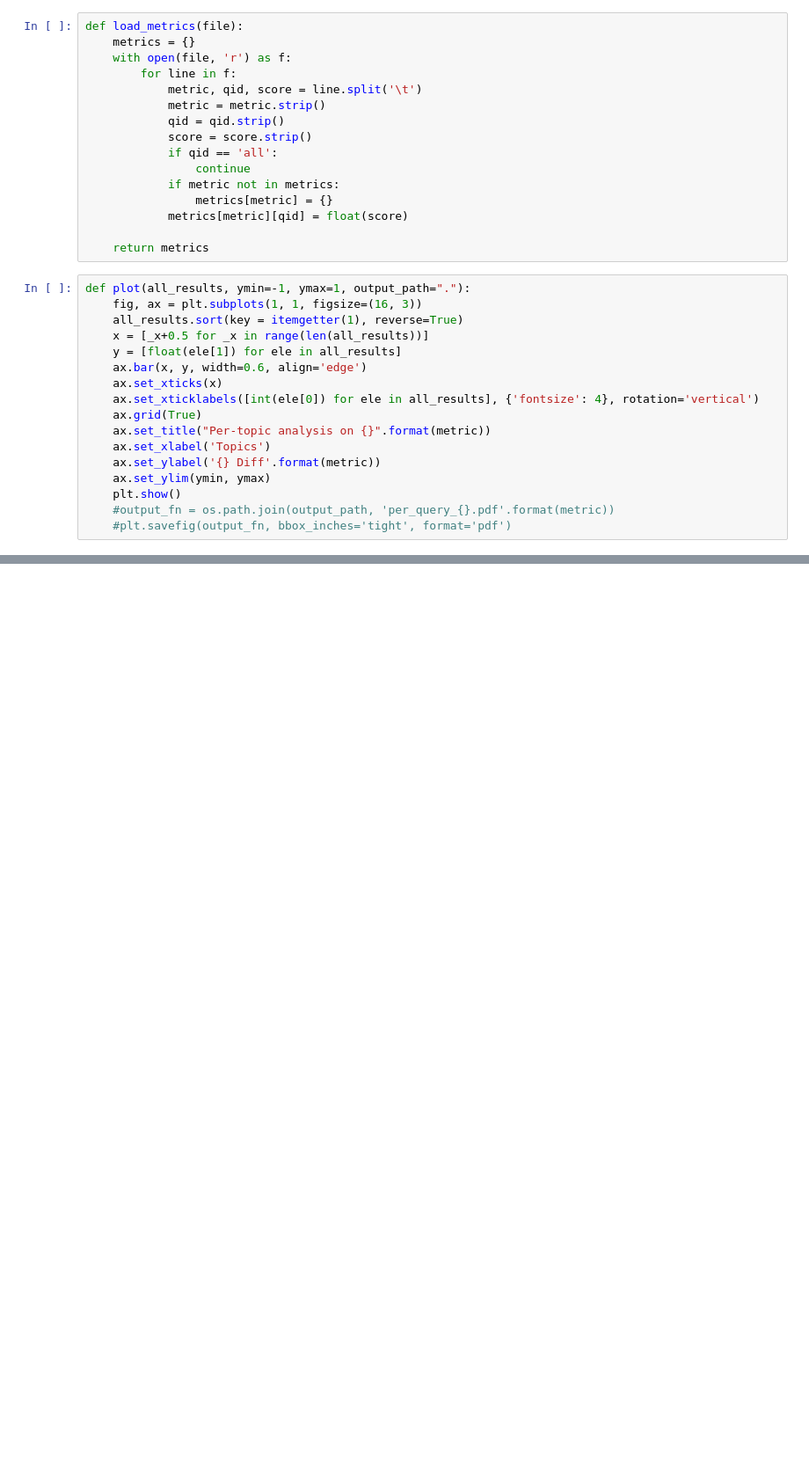
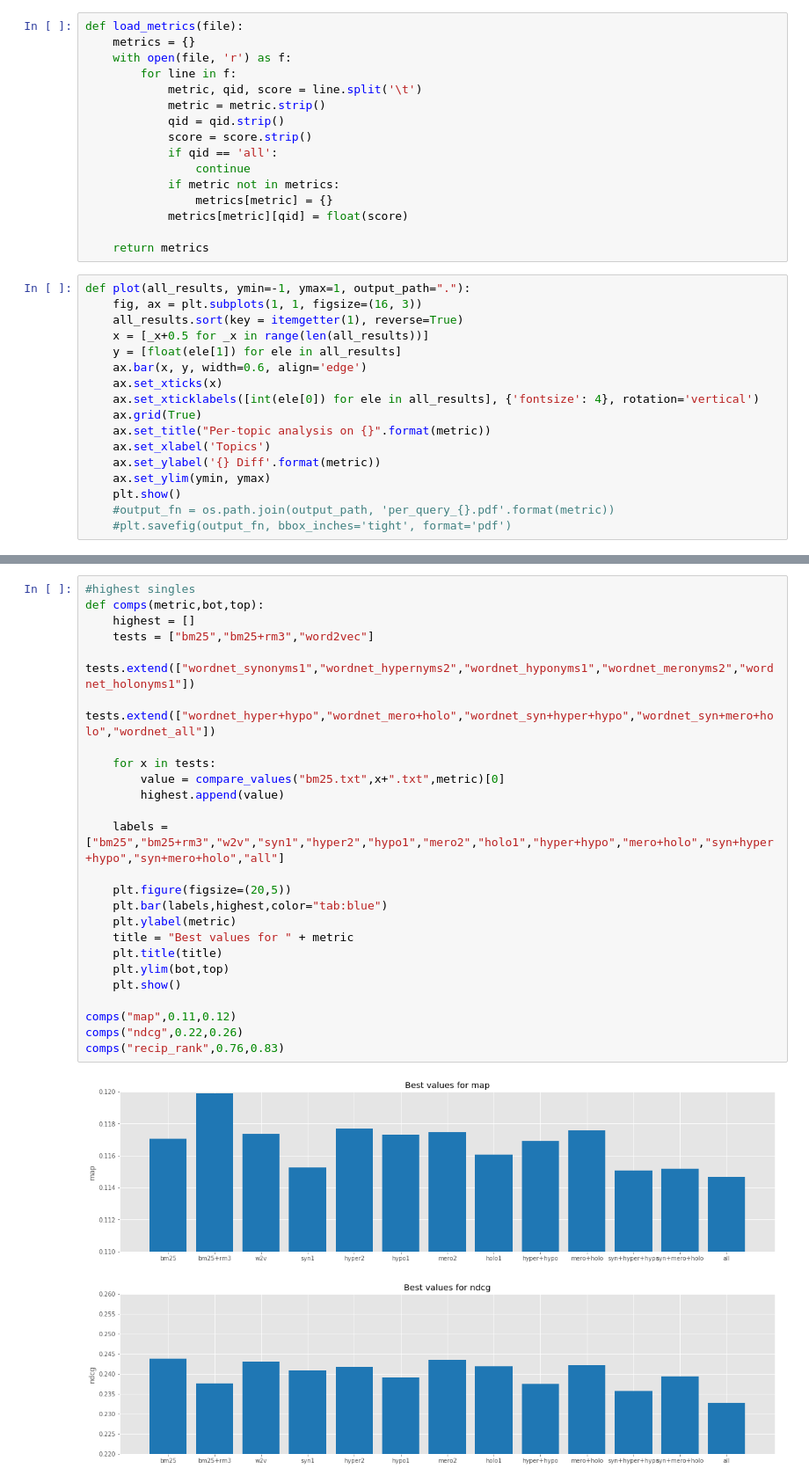
Before and after one commit to dljve/IR, a Jupyter notebook: compare_runs.ipynb, the cells around one changed output, grey strips where cells are left out. Shown at 88% size. Saved outputs shown, nothing was run; the diff lists cells and outputs as text; blank space fills up the shorter version.

```diff
--- a/compare_runs.ipynb
+++ b/compare_runs.ipynb
@@ -173,0 +313,28 @@ biggest loss: -0.065 (topic 573724)
+# %%
+#highest singles
+def comps(metric,bot,top):
+    highest = []
+    tests = ["bm25","bm25+rm3","word2vec"]
+    tests.extend(["wordnet_synonyms1","wordnet_hypernyms2","wordnet_hyponyms1","wordnet_meronyms2","wordnet_holonyms1"])
+    tests.extend(["wordnet_hyper+hypo","wordnet_mero+holo","wordnet_syn+hyper+hypo","wordnet_syn+mero+holo","wordnet_all"])
+
+    for x in tests:
+        value = compare_values("bm25.txt",x+".txt",metric)[0]
+        highest.append(value)
+
+    labels = ["bm25","bm25+rm3","w2v","syn1","hyper2","hypo1","mero2","holo1","hyper+hypo","mero+holo","syn+hyper+hypo","syn+mero+holo","all"]
+
+    plt.figure(figsize=(20,5))
+    plt.bar(labels,highest,color="tab:blue")
+    plt.ylabel(metric)
+    title = "Best values for " + metric
+    plt.title(title)
+    plt.ylim(bot,top)
+    plt.show()
+
+comps("map",0.11,0.12)
+comps("ndcg",0.22,0.26)
+comps("recip_rank",0.76,0.83)
+# %% [output]
+[figure, added]
+[figure, added]
```
Also changed, not shown: parts of 5 cells of this notebook, 41 other files.
